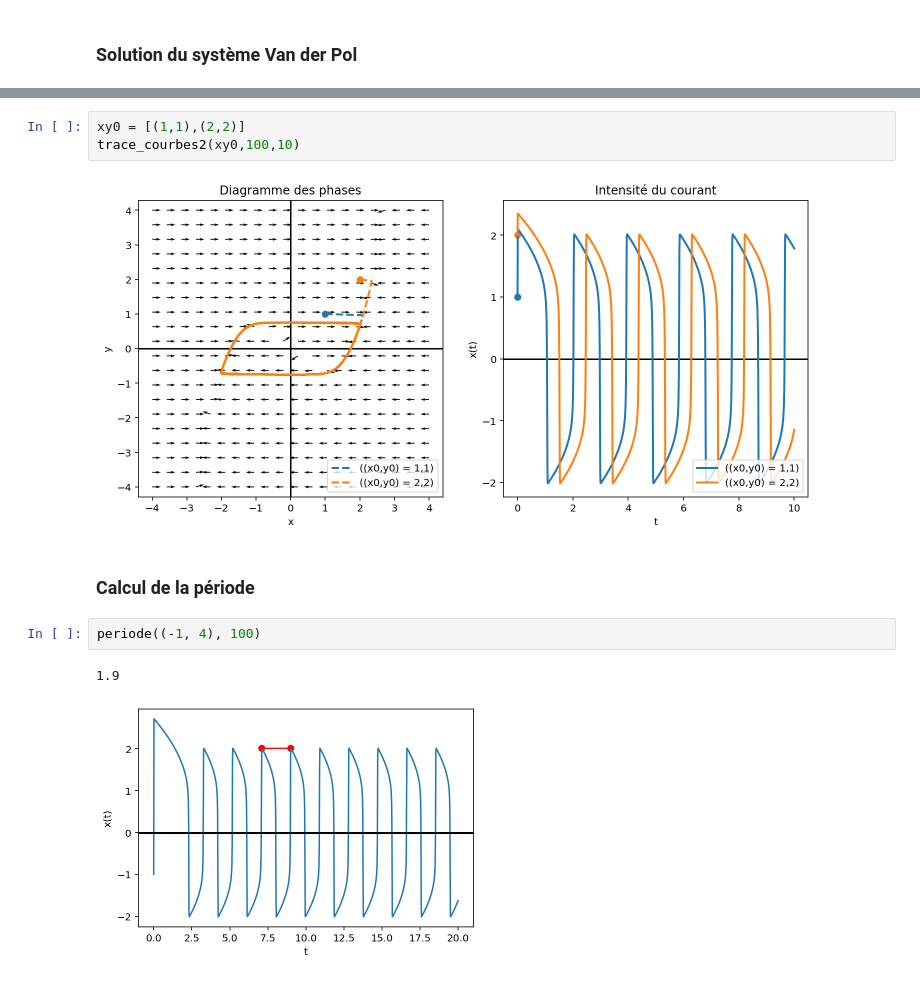
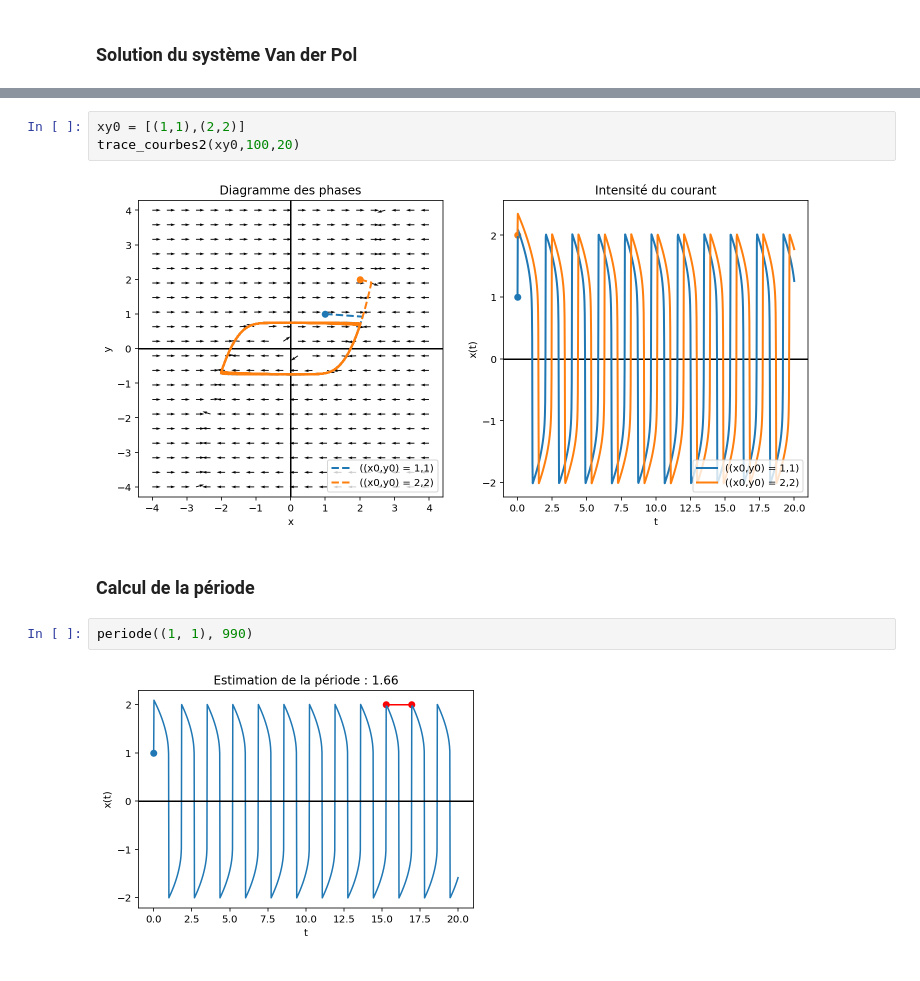
Before and after one commit to clementgilli/heartbeat-model, a Jupyter notebook: worksheet.ipynb, the cells around one changed output, grey strips where cells are left out. Cells and saved outputs as stored; diff of their text form.

```diff
--- a/worksheet.ipynb
+++ b/worksheet.ipynb
@@ -44,12 +44,11 @@ for xy in xy0:
 # %%
 xy0 = [(1,1),(2,2)]
-trace_courbes2(xy0,100,10)
+trace_courbes2(xy0,100,20)
 # %% [output]
-[figure, old version]
+[figure, new version]
 # %% [markdown]
 ### Calcul de la période
 # %%
-periode((-1, 4), 100)
+periode((1, 1), 990)
 # %% [output]
-1.9
-[figure, old version]
+[figure, new version]
```
Also changed, not shown: parts of 1 cell of this notebook, 6 other files.
